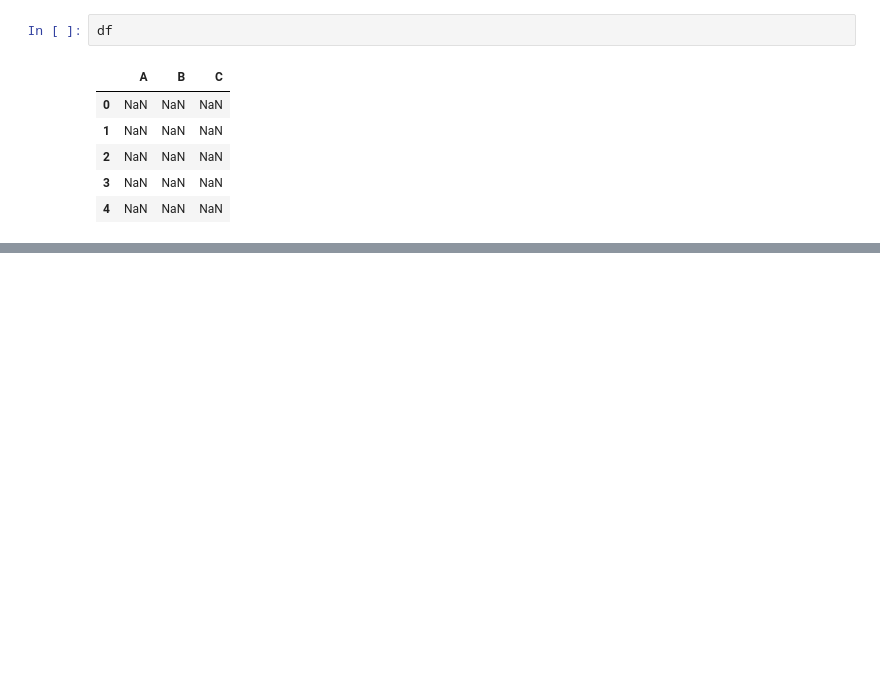
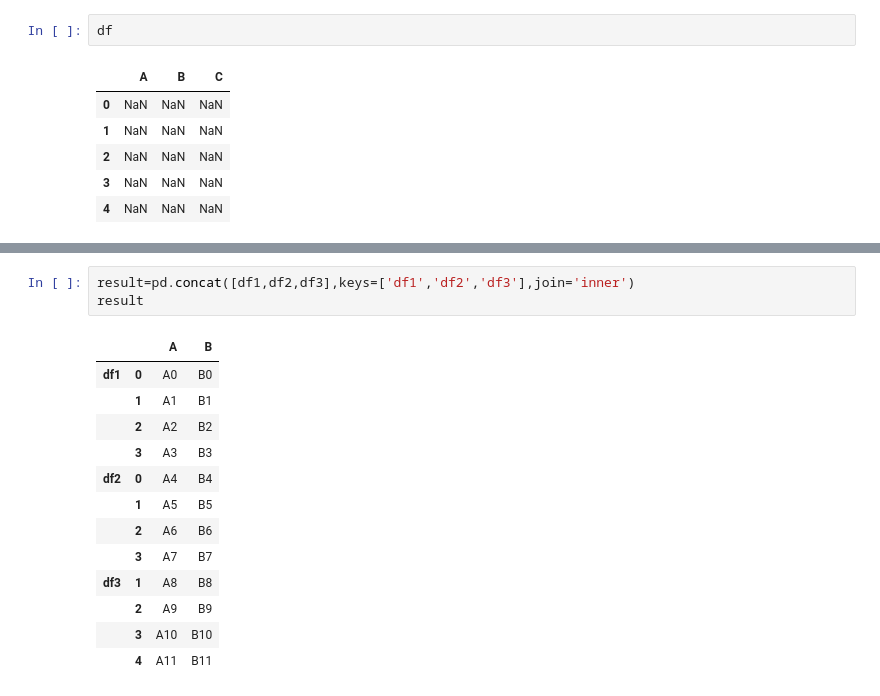
Before and after one commit to Kkaemii/SeSac_Practice, a Jupyter notebook: seSac_prac/pandas_prac.ipynb, the cells around one changed output, grey strips where cells are left out. Saved outputs shown, nothing was run; the diff lists cells and outputs as text; blank space fills up the shorter version.

```diff
--- a/seSac_prac/pandas_prac.ipynb
+++ b/seSac_prac/pandas_prac.ipynb
@@ -1228,0 +1540,17 @@ ValueError: Bin labels must be one fewer than the number of bin edges
+# %%
+result=pd.concat([df1,df2,df3],keys=['df1','df2','df3'],join='inner')
+result
+# %% [output]
+|  |  | A | B |
+| df1 | 0 | A0 | B0 |
+|  | 1 | A1 | B1 |
+|  | 2 | A2 | B2 |
+|  | 3 | A3 | B3 |
+| df2 | 0 | A4 | B4 |
+|  | 1 | A5 | B5 |
+|  | 2 | A6 | B6 |
+|  | 3 | A7 | B7 |
+| df3 | 1 | A8 | B8 |
+|  | 2 | A9 | B9 |
+|  | 3 | A10 | B10 |
+|  | 4 | A11 | B11 |
```
Also changed, not shown: parts of 47 cells of this notebook, 5 other files.
